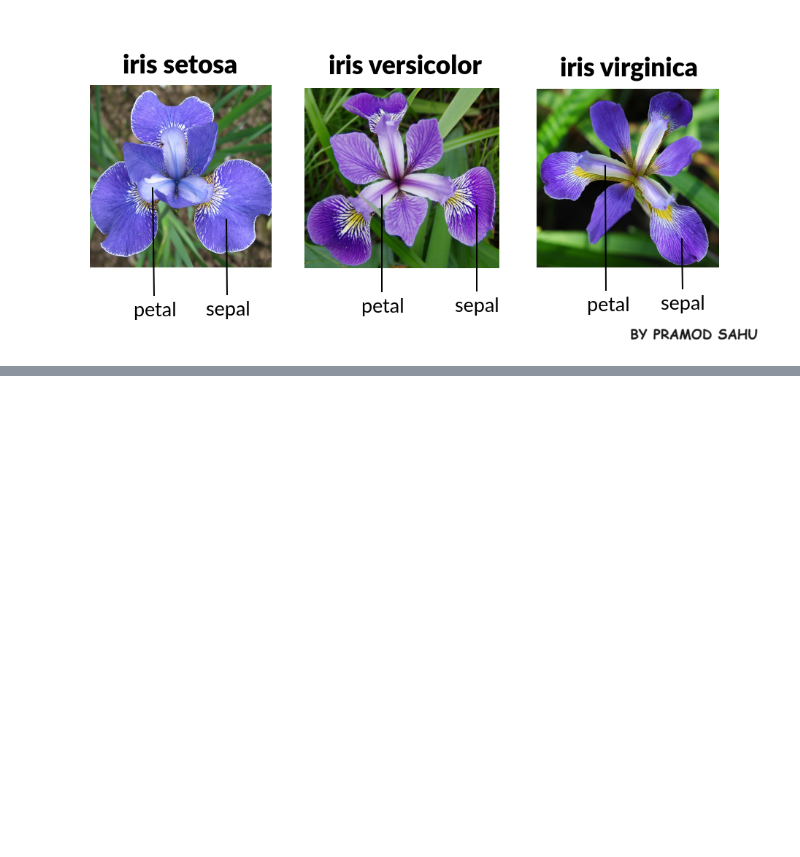
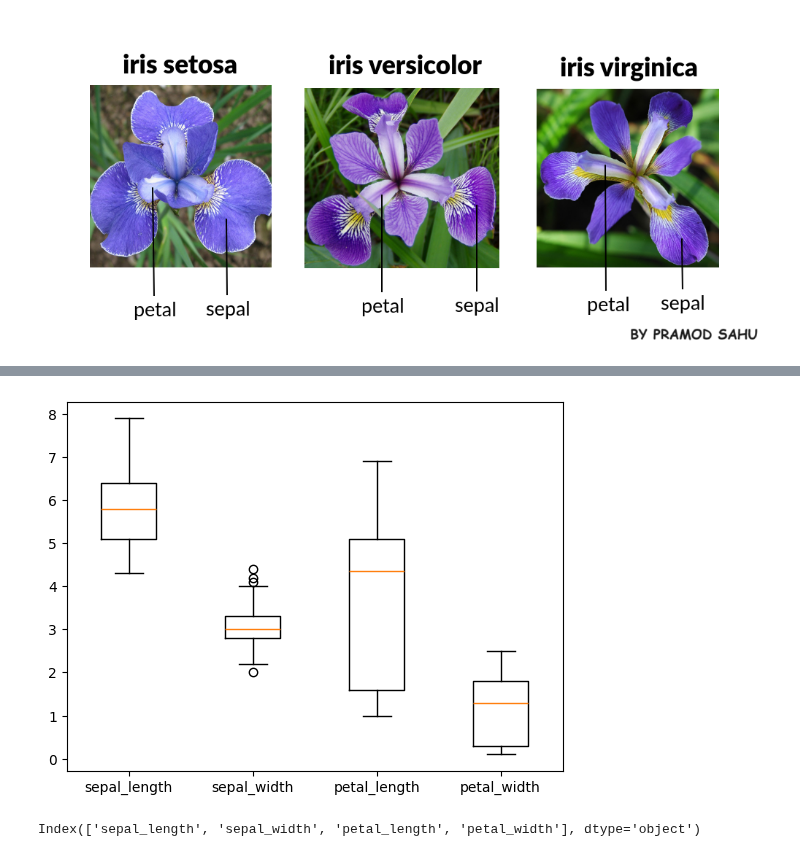
Before and after one commit to JakeOh/202511_BD53, a Jupyter notebook: lab_python/da04_matplotlib.ipynb, the cells around one changed output, grey strips where cells are left out. Drawn from its saved outputs; the diff is of its cells as text; code cells hidden in the pictures; blank space fills up the shorter version.

```diff
--- a/lab_python/da04_matplotlib.ipynb
+++ b/lab_python/da04_matplotlib.ipynb
@@ -661,0 +735,11 @@ plt.show()
+# %%
+plt.boxplot(x=[iris.sepal_length, iris.sepal_width, iris.petal_length, iris.petal_width],
+            tick_labels=['sepal_length', 'sepal_width', 'petal_length', 'petal_width'])
+# plt.grid()
+plt.show()
+# %% [output]
+[figure, added]
+# %%
+iris.columns[:-1]  # 배열 slicing
+# %% [output]
+Index(['sepal_length', 'sepal_width', 'petal_length', 'petal_width'], dtype='object')
```
Also changed, not shown: parts of 12 cells of this notebook.
